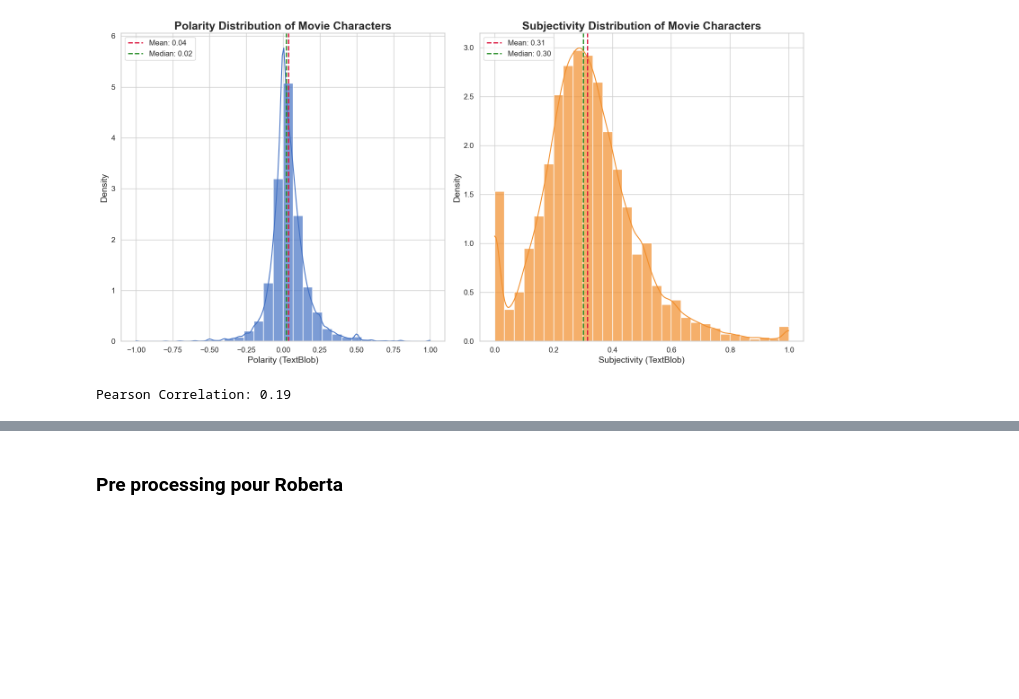
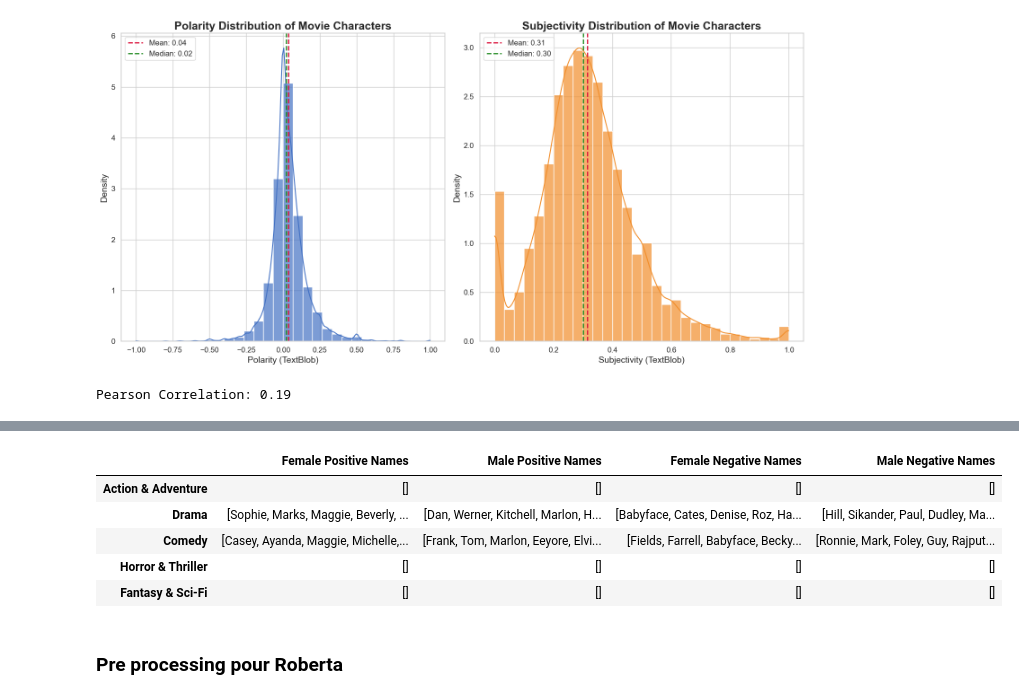
Before and after one commit to epfl-ada/ada-2024-project-adadasurmonbidet2024, a Jupyter notebook: results.ipynb, the cells around one changed output, grey strips where cells are left out. Cells and saved outputs as stored; diff of their text form; code cells hidden in the pictures; blank space fills up the shorter version.

```diff
--- a/results.ipynb
+++ b/results.ipynb
@@ -704,0 +757,15 @@ The weak **Pearson correlation** of 0.19 between polarity and subjectivity indic
+# %%
+analyze_genre_SA = GenreAnalyzer(df_merged)
+
+result_df = analyze_genre_SA.get_top_names_by_genre_SA(10)
+# data_f = analyze_genre_SA.create_sunburst_data_SA(top_negative_names_f, top_positive_names_f)
+# data_m = analyze_genre_SA.create_sunburst_data_SA(top_negative_names_m, top_positive_names_m)
+# %%
+result_df.head()
+# %% [output]
+|  | Female Positive Names | Male Positive Names | Female Negative Names | Male Negative Names |
+| Action & Adventure | [] | [] | [] | [] |
+| Drama | [Sophie, Marks, Maggie, Beverly, ... | [Dan, Werner, Kitchell, Marlon, H... | [Babyface, Cates, Denise, Roz, Ha... | [Hill, Sikander, Paul, Dudley, Ma... |
+| Comedy | [Casey, Ayanda, Maggie, Michelle,... | [Frank, Tom, Marlon, Eeyore, Elvi... | [Fields, Farrell, Babyface, Becky... | [Ronnie, Mark, Foley, Guy, Rajput... |
+| Horror & Thriller | [] | [] | [] | [] |
+| Fantasy & Sci-Fi | [] | [] | [] | [] |
```
Also changed, not shown: parts of 15 cells of this notebook, 2 other files.
